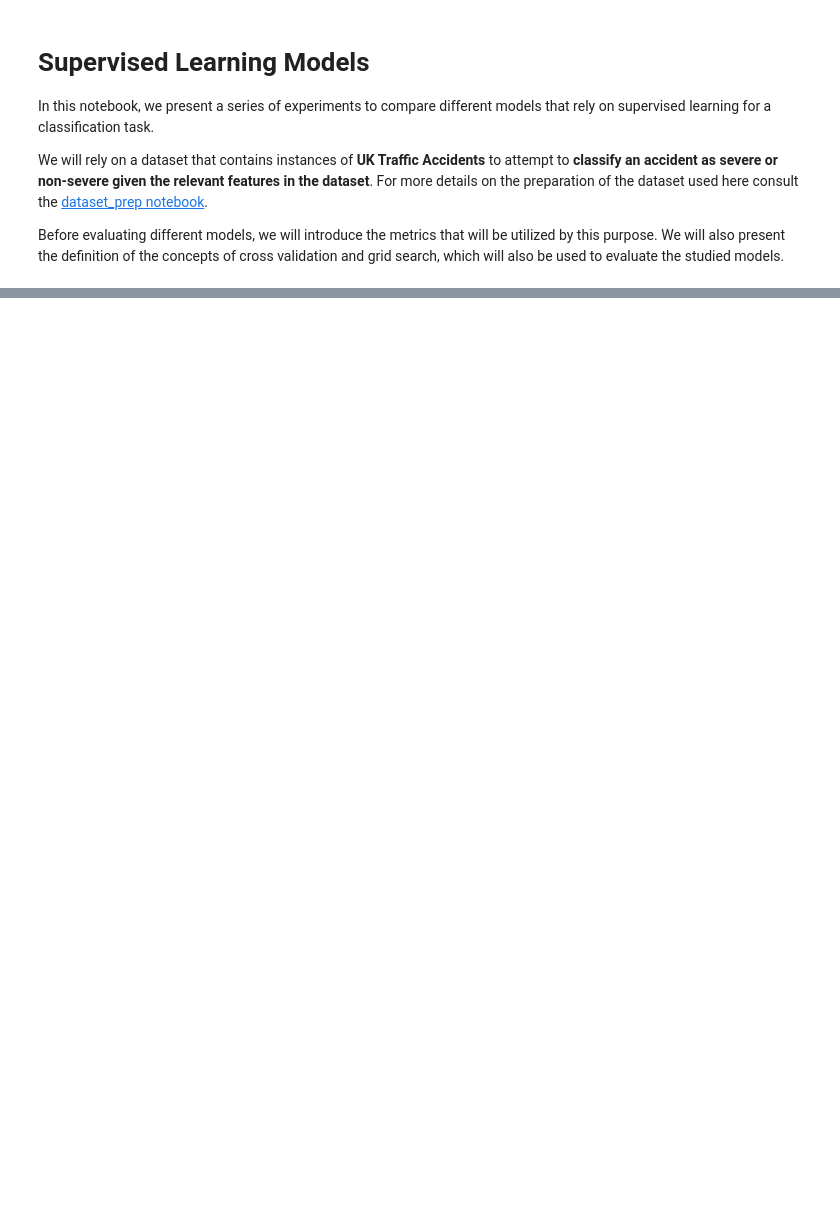
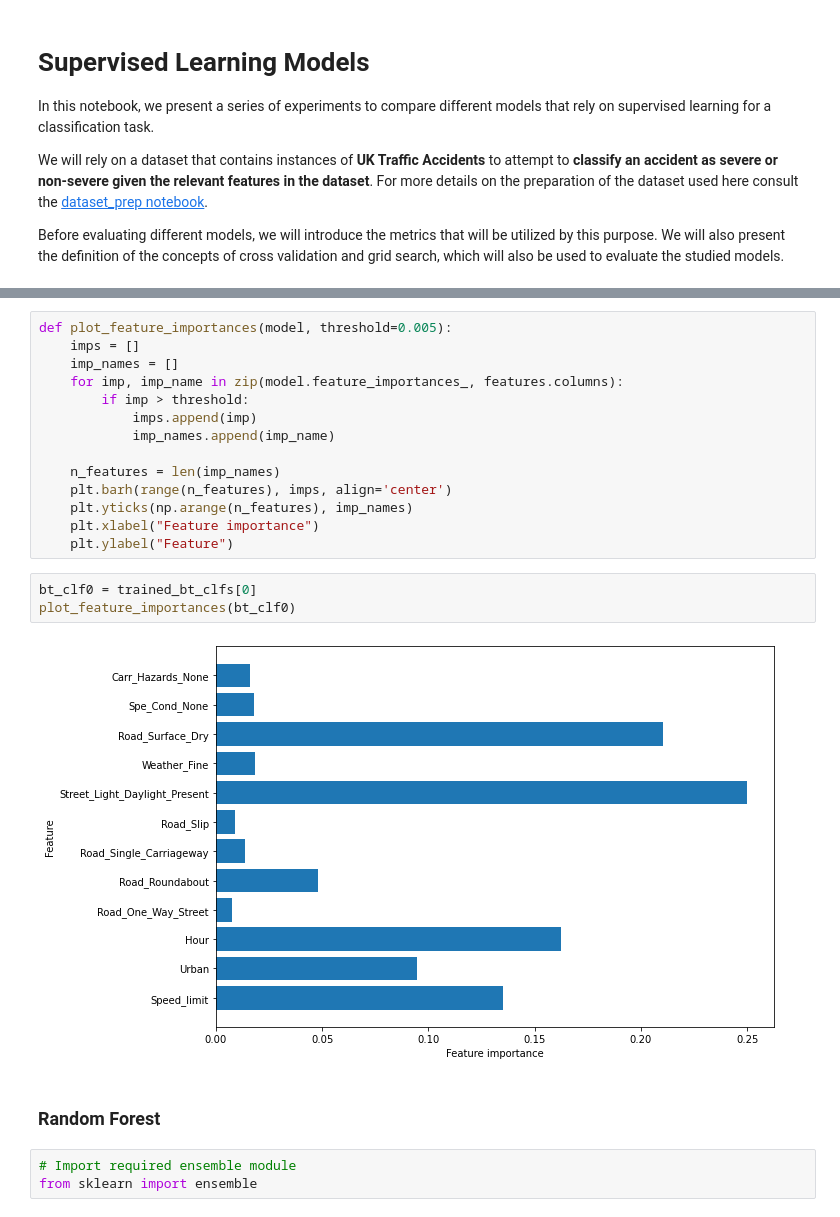
Before and after one commit to agomez08/patrones_inv2, a Jupyter notebook: supervised_learning.ipynb, the cells around one changed output, grey strips where cells are left out. Cells and saved outputs as stored; diff of their text form; blank space fills up the shorter version.

```diff
--- a/supervised_learning.ipynb
+++ b/supervised_learning.ipynb
@@ -225,0 +379,24 @@ print("Test set score: {:.3f}".format(rf.score(X_test, y_test)))
+# %%
+def plot_feature_importances(model, threshold=0.005):
+    imps = []
+    imp_names = []
+    for imp, imp_name in zip(model.feature_importances_, features.columns):
+        if imp > threshold:
+            imps.append(imp)
+            imp_names.append(imp_name)
+
+    n_features = len(imp_names)
+    plt.barh(range(n_features), imps, align='center')
+    plt.yticks(np.arange(n_features), imp_names)
+    plt.xlabel("Feature importance")
+    plt.ylabel("Feature")
+# %%
+bt_clf0 = trained_bt_clfs[0]
+plot_feature_importances(bt_clf0)
+# %% [output]
+[figure, added]
+# %% [markdown]
+### Random Forest
+# %%
+# Import required ensemble module
+from sklearn import ensemble
```
Also changed, not shown: parts of 44 cells of this notebook.
